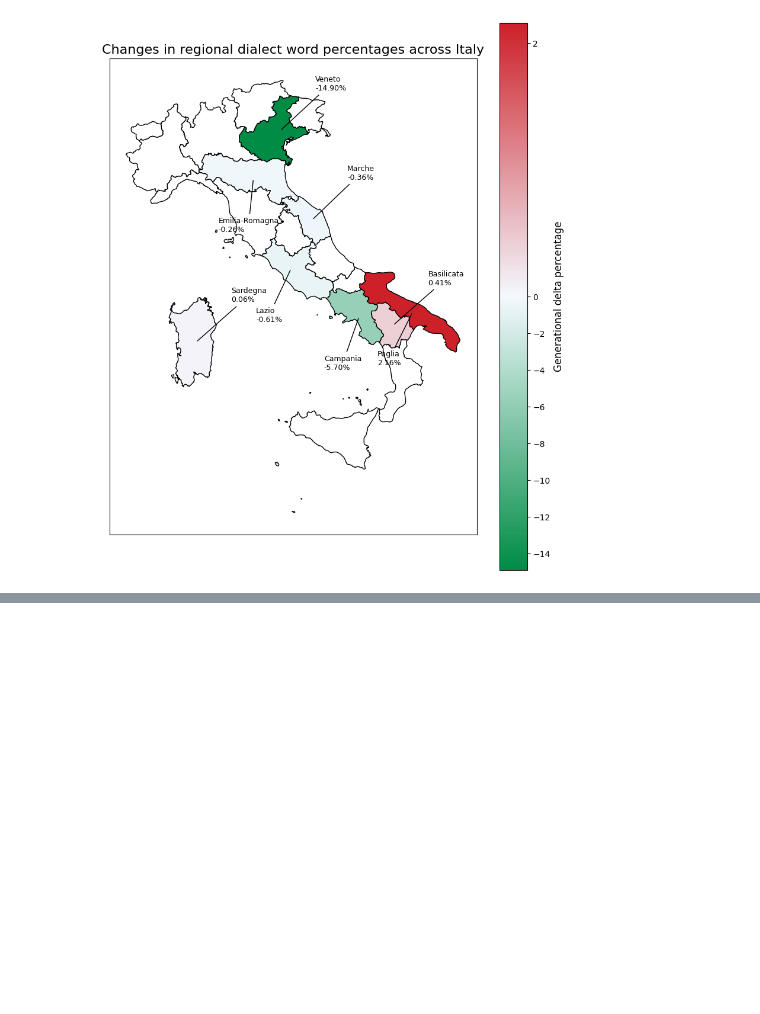
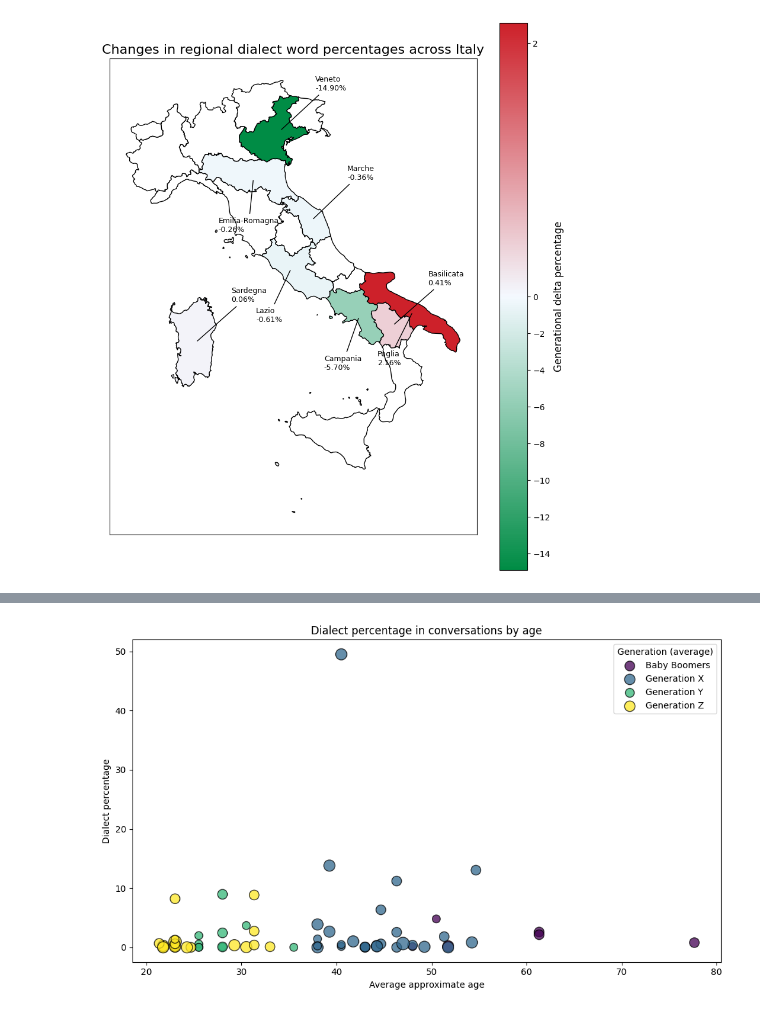
Before and after one commit to nichothenacho64/Generation-Tutti, a Jupyter notebook: notebooks/eda_q3.ipynb, the cells around one changed output, grey strips where cells are left out. Saved outputs shown, nothing was run; the diff lists cells and outputs as text; code cells hidden in the pictures; blank space fills up the shorter version.

Commit message:
Add dialects percentage scatter plot

```diff
--- a/notebooks/eda_q3.ipynb
+++ b/notebooks/eda_q3.ipynb
@@ -21,8 +21,8 @@ def participant_speaks_dialect(participant: Participant) -> bool:
 
 
 dialect_counts: dict[Generation, list[int]] = Generation.create_mapping()
-for generation in dialect_counts:
-    dialect_counts[generation].extend((0, 0))
+for generation_name in dialect_counts:
+    dialect_counts[generation_name].extend((0, 0))
 
 for participant in participants:
     percentages = dialect_counts[participant.generation]
@@ -31,9 +31,9 @@ for participant in participants:
 
 generation_names = []
 percentages = []
-for generation, (speaker_count, participant_count) in dialect_counts.items():
+for generation_name, (speaker_count, participant_count) in dialect_counts.items():
     percentage = round_precise(speaker_count / participant_count * 100, 2)
-    generation_names.append(generation.name)
+    generation_names.append(generation_name.name)
     percentages.append(percentage)
 
 plt.figure(figsize=(8, 5))
@@ -324,6 +324,7 @@ plt.show()
 [figure]
 # %%
 from collections import Counter
+from typing import Any
 
 from eda.models import Conversation
 
@@ -333,6 +334,9 @@ EDUCATION_RANKINGS = [
 ]
 GENERATION_ORDER = [
     Generation.BOOMERS, Generation.X, Generation.Y, Generation.Z
+]
+GENERATION_NAMES = [
+    generation.name for generation in GENERATION_ORDER
 ]
 
 def approximate_participant_age(participant: Participant) -> int | float:
@@ -353,13 +357,25 @@ def conversation_generation(conversation: Conversation) -> Generation:
     median_index = (len(generations) - 1) // 2
     return generations[median_index]
 
-def conversation_average_age(conversation: Conversation) -> float:
+def conversation_average_age(conversation: Conversation) -> int | float:
     age_ranges = list(map(approximate_participant_age, conversation.participants))
     return round_precise(sum(age_ranges) / len(age_ranges))
+
+def conversation_dialect_percentage(conversation: Conversation) -> float:
+    def generate_conversation_words():
+        for line in conversation:
+            yield from filter(lambda word: word.is_linguistic, line.normalised_words)
+
+    total_words = dialect_words = 0
+    for word in generate_conversation_words():
+        dialect_words += word.is_dialect(strict=False)
+        total_words += 1
+    return round_precise(dialect_words / total_words * 100)
 
 def conversation_educational_background(conversation: Conversation) -> str:
     # Lowest background
     backgrounds = [participant.degree for participant in conversation.participants]
+    backgrounds = list(filter(lambda b: b != "N/A", backgrounds))
     counts = Counter(backgrounds)
     most_common, count = counts.most_common(1)[0]
     if count > len(backgrounds) / 2:
@@ -368,18 +384,61 @@ def conversation_educational_background(conversation: Conversation) -> str:
     return min(backgrounds, key=EDUCATION_RANKINGS.index)
 
 def conversation_participant_data(conversation: Conversation) -> dict[str, Any]:
-    n_participants = len(conversation.participants)
-    dialect_percentages = list(map(participant_dialect_percentage, conversation.participants))
+    return {
+        "n_participants": len(conversation.participants),
+        "dialect_percentage": conversation_dialect_percentage(conversation),
+        "average_approximate_age": conversation_average_age(conversation),
+        "generation": conversation_generation(conversation).name,
+        "macro_region": conversation.macro_region.name.lower(),
+        "educational_background": conversation_educational_background(conversation)
+    }
 
-    result = {}
-    result["n_participants"] = n_participants
-    result["dialect_percentage"] = round_precise(sum(dialect_percentages) / n_participants)
+conversations.read_all()
 
-    sort = {}
-    sort["average_approximate_age"] = conversation_average_age(conversation)
-    sort["generation"] = conversation_generation(conversation)
-    sort["region"] = conversation.macro_region.name.lower()
-    sort["educational_background"] = conversation_educational_background(conversation)
-    result["sort"] = sort
-    return result
+def without_iqr_outliers(series: pd.Series) -> pd.Series:
+    q1 = series.quantile(0.25)
+    q3 = series.quantile(0.75)
+    iqr = q3 - q1
+    return series.between(q1 - 1.5 * iqr, q3 + 1.5 * iqr)
+
+
+df = pd.DataFrame(
+    conversation_participant_data(conversation)
+    for conversation in conversations
+)
+
+df = df[without_iqr_outliers(df["dialect_percentage"])]
+
+unique_generations = sorted(
+    df["generation"].unique(),
+    key=GENERATION_NAMES.index
+)
+cmap = plt.get_cmap("viridis", len(unique_generations))
+generation_color_map = {
+    generation_name: cmap(i)
+    for i, generation_name in enumerate(unique_generations)
+}
+
+fig, ax = plt.subplots(figsize=(10, 6))
+
+for generation_name, group in df.groupby("generation"):
+    ax.scatter(
+        x=group["average_approximate_age"],
+        y=group["dialect_percentage"],
+        s=group["n_participants"] * 40,
+        label=generation_name,
+        color=generation_color_map[generation_name],
+        alpha=0.5,
+        edgecolor="k"
+    )
+
+ax.set_xlabel("Average approximate age")
+ax.set_ylabel("Dialect percentage")
+ax.set_title("Dialect percentage in conversations by age")
+ax.legend(
+    title="Generation (average)",
+    loc="upper right"
+)
+plt.tight_layout()
+plt.show()
 # %% [output]
@@ -391,0 +445 @@ def conversation_participant_data(conversation: Conversation) -> dict[str, Any]:
+[figure, added]
```
Also changed, not shown: parts of 1 cell of this notebook.
